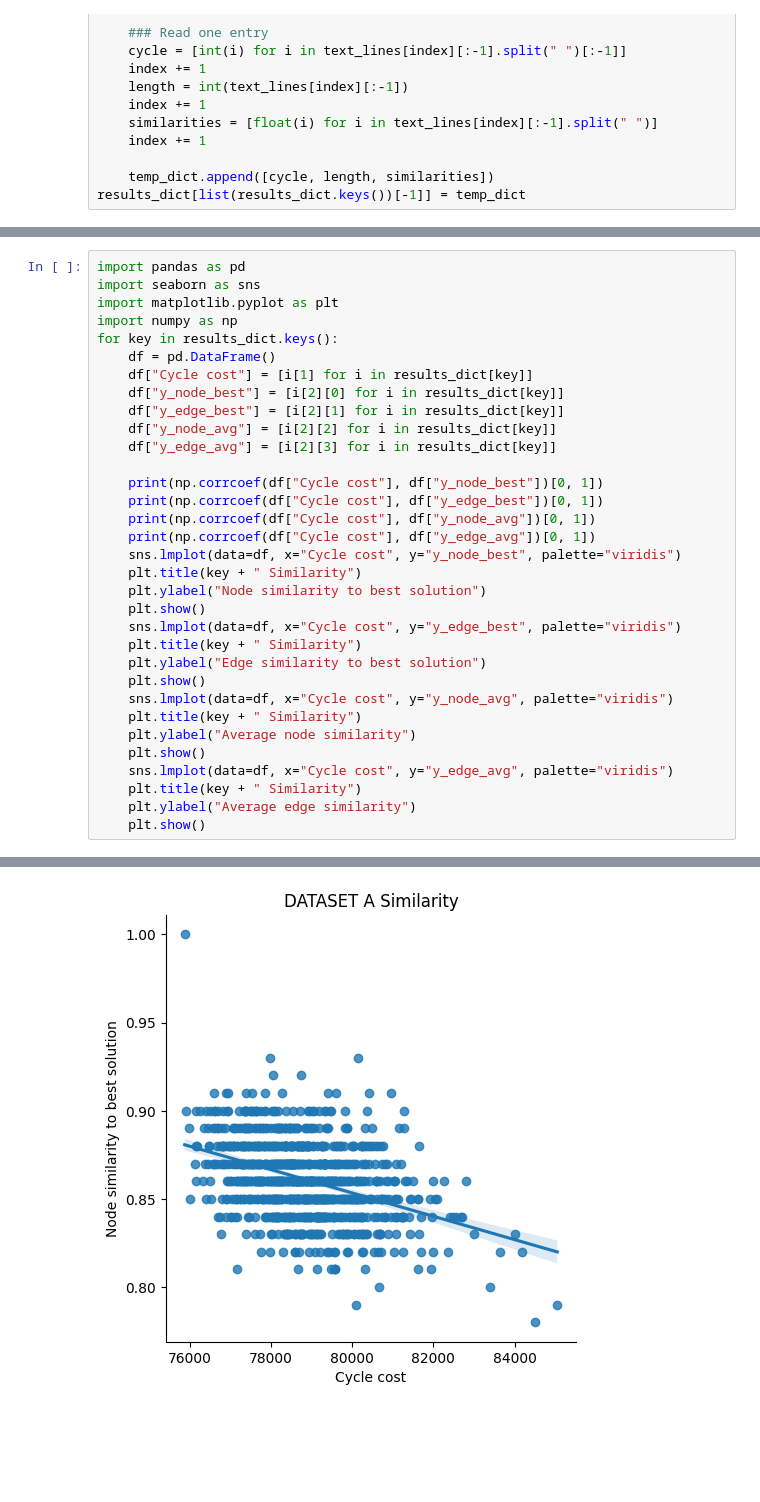
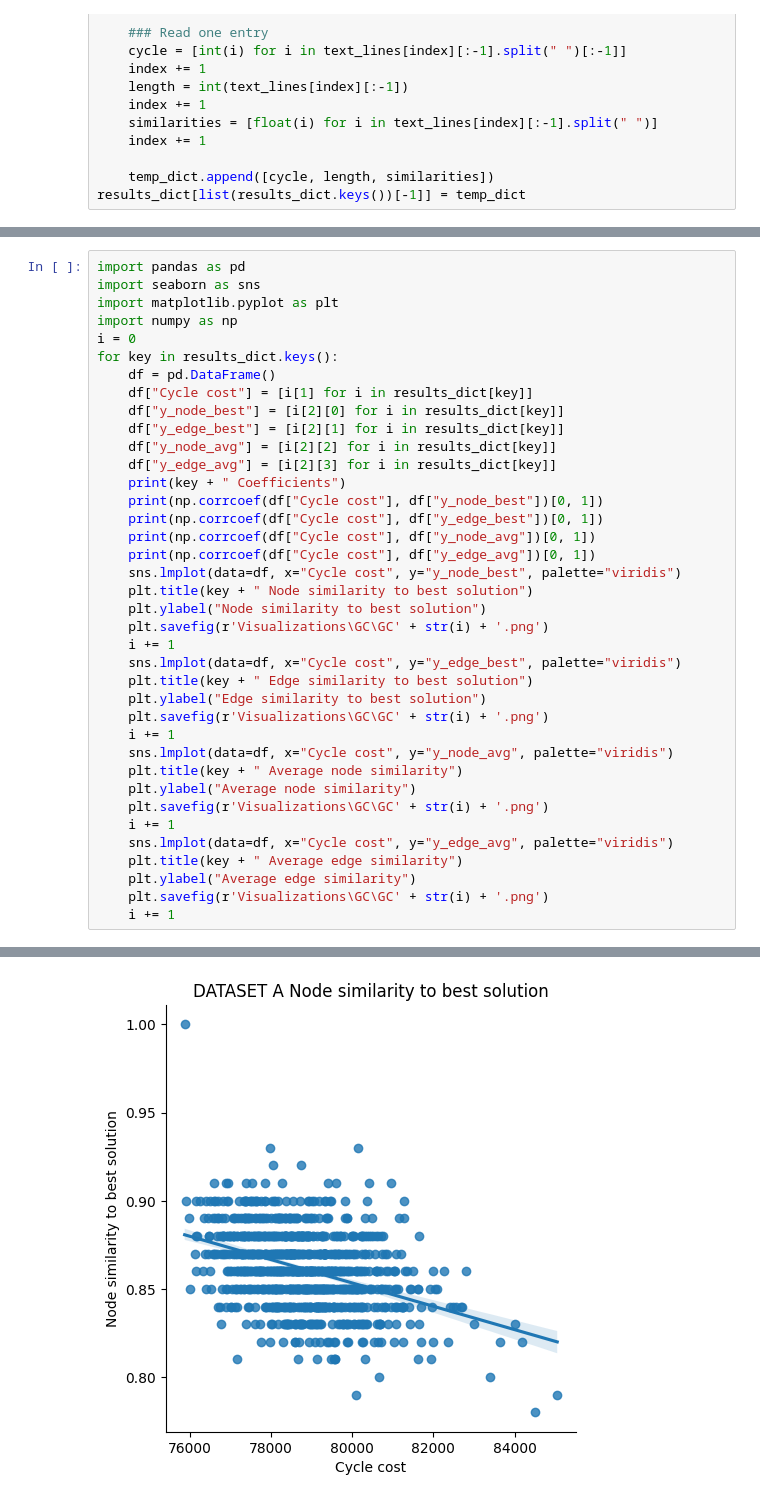
Before and after one commit to WojciechMajewski/Evolutionary-Computation-TSP, a Jupyter notebook: global_convexity_visuals.ipynb, the cells around one changed output, grey strips where cells are left out. Cells and saved outputs as stored; diff of their text form; blank space fills up the shorter version.

Commit message:
Graphs exporting

```diff
--- a/global_convexity_visuals.ipynb
+++ b/global_convexity_visuals.ipynb
@@ -60,6 +60,7 @@ import pandas as pd
 import seaborn as sns
 import matplotlib.pyplot as plt
 import numpy as np
+i = 0
 for key in results_dict.keys():
     df = pd.DataFrame()
     df["Cycle cost"] = [i[1] for i in results_dict[key]]
@@ -67,25 +68,29 @@ for key in results_dict.keys():
     df["y_edge_best"] = [i[2][1] for i in results_dict[key]]
     df["y_node_avg"] = [i[2][2] for i in results_dict[key]]
     df["y_edge_avg"] = [i[2][3] for i in results_dict[key]]
-
+    print(key + " Coefficients")
     print(np.corrcoef(df["Cycle cost"], df["y_node_best"])[0, 1])
     print(np.corrcoef(df["Cycle cost"], df["y_edge_best"])[0, 1])
     print(np.corrcoef(df["Cycle cost"], df["y_node_avg"])[0, 1])
     print(np.corrcoef(df["Cycle cost"], df["y_edge_avg"])[0, 1])
     sns.lmplot(data=df, x="Cycle cost", y="y_node_best", palette="viridis")
-    plt.title(key + " Similarity")
+    plt.title(key + " Node similarity to best solution")
     plt.ylabel("Node similarity to best solution")
-    plt.show()
+    plt.savefig(r'Visualizations\GC\GC' + str(i) + '.png')
+    i += 1
     sns.lmplot(data=df, x="Cycle cost", y="y_edge_best", palette="viridis")
-    plt.title(key + " Similarity")
+    plt.title(key + " Edge similarity to best solution")
     plt.ylabel("Edge similarity to best solution")
-    plt.show()
+    plt.savefig(r'Visualizations\GC\GC' + str(i) + '.png')
+    i += 1
     sns.lmplot(data=df, x="Cycle cost", y="y_node_avg", palette="viridis")
-    plt.title(key + " Similarity")
+    plt.title(key + " Average node similarity")
     plt.ylabel("Average node similarity")
-    plt.show()
+    plt.savefig(r'Visualizations\GC\GC' + str(i) + '.png')
+    i += 1
     sns.lmplot(data=df, x="Cycle cost", y="y_edge_avg", palette="viridis")
-    plt.title(key + " Similarity")
+    plt.title(key + " Average edge similarity")
     plt.ylabel("Average edge similarity")
-    plt.show()
+    plt.savefig(r'Visualizations\GC\GC' + str(i) + '.png')
+    i += 1
 # %% [output]
@@ -96 +117 @@ for key in results_dict.keys():
-[figure, old version]
+[figure, new version]
```
Also changed, not shown: parts of 1 cell of this notebook, 20 other files.
